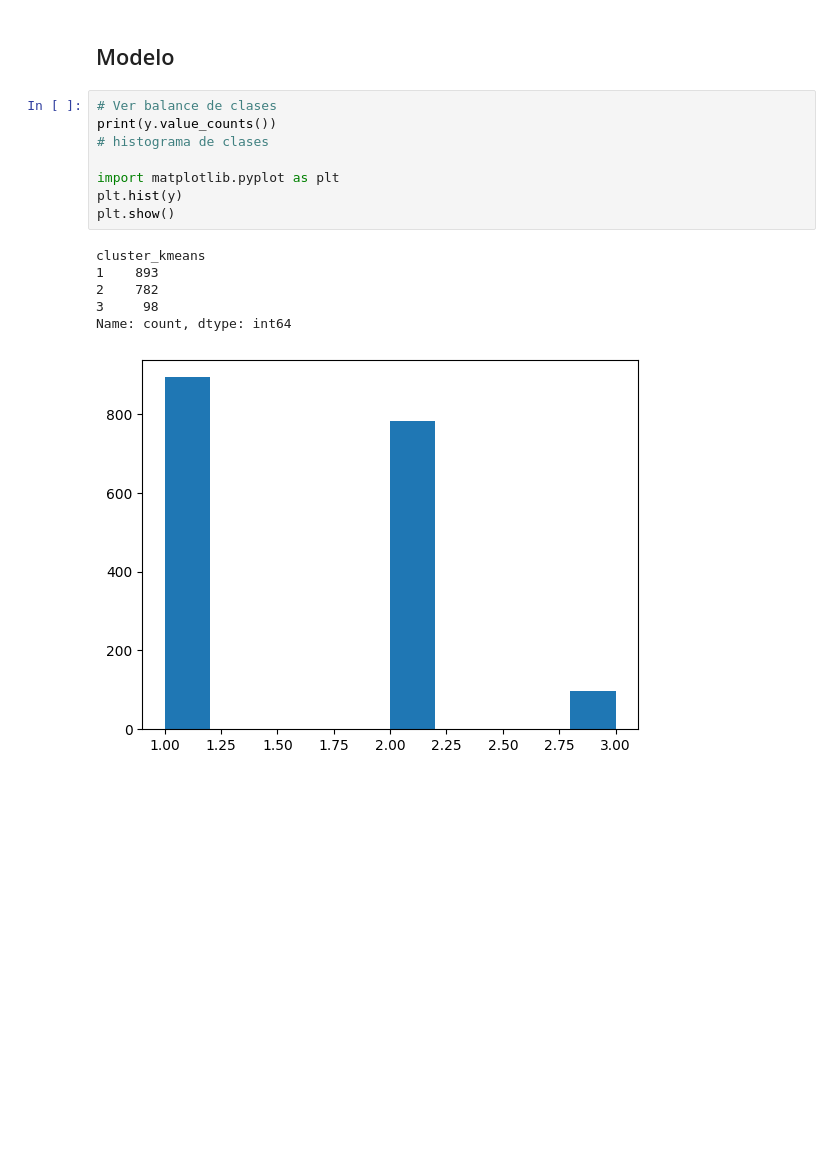
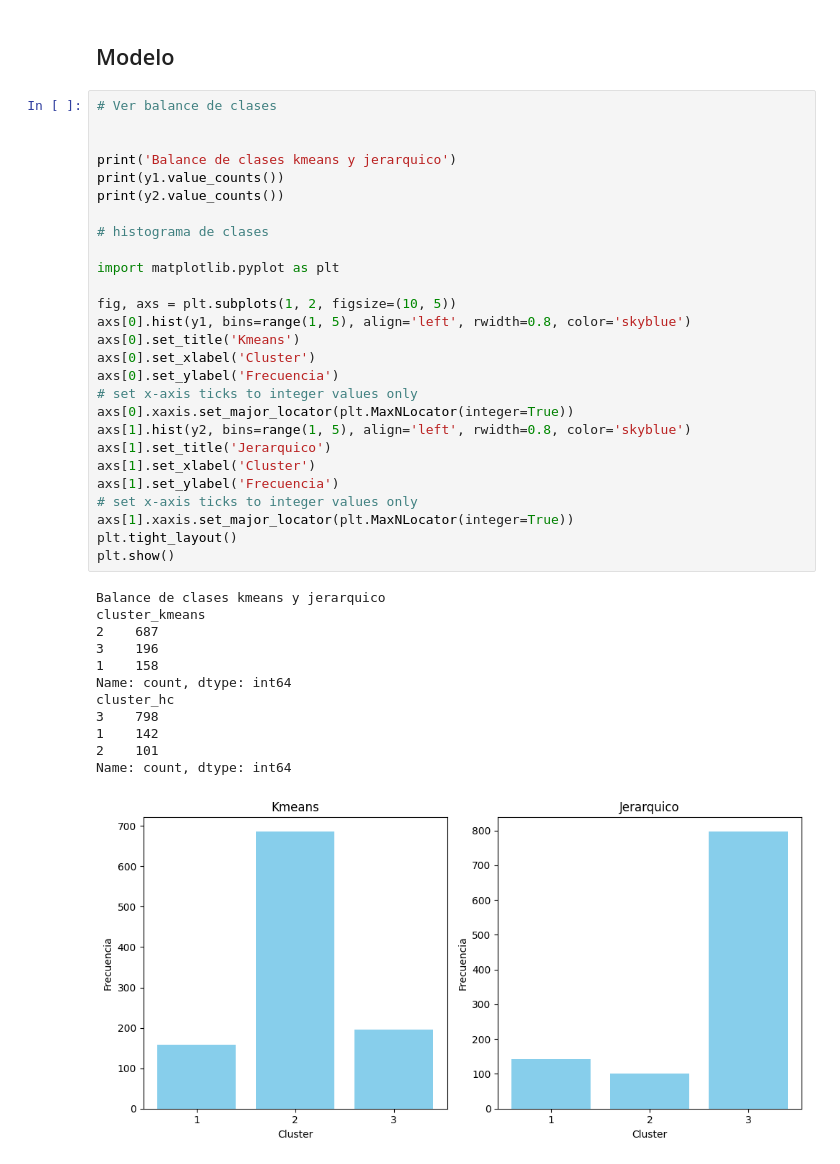
Before and after one commit to ArturoG1z/Proyecto-CyAD, a Jupyter notebook: Notebooks/04-Validacion-Classifier.ipynb, the cells around one changed output. Cells and saved outputs as stored; diff of their text form; blank space fills up the shorter version.

```diff
--- a/Notebooks/04-Validacion-Classifier.ipynb
+++ b/Notebooks/04-Validacion-Classifier.ipynb
@@ -83,20 +56,45 @@ Name: cluster_kmeans, dtype: int64
 # %% [markdown]
 ## Modelo
-# %%
-# Ver balance de clases
-print(y.value_counts())
-# histograma de clases
-
-import matplotlib.pyplot as plt
-plt.hist(y)
-plt.show()
-# %% [output]
-cluster_kmeans
-1    893
-2    782
-3     98
-Name: count, dtype: int64
-[figure, removed]
+# %%
+# Ver balance de clases
+
+
+print('Balance de clases kmeans y jerarquico')
+print(y1.value_counts())
+print(y2.value_counts())
+
+# histograma de clases
+
+import matplotlib.pyplot as plt
+
+fig, axs = plt.subplots(1, 2, figsize=(10, 5))
+axs[0].hist(y1, bins=range(1, 5), align='left', rwidth=0.8, color='skyblue')
+axs[0].set_title('Kmeans')
+axs[0].set_xlabel('Cluster')
+axs[0].set_ylabel('Frecuencia')
+# set x-axis ticks to integer values only
+axs[0].xaxis.set_major_locator(plt.MaxNLocator(integer=True))
+axs[1].hist(y2, bins=range(1, 5), align='left', rwidth=0.8, color='skyblue')
+axs[1].set_title('Jerarquico')
+axs[1].set_xlabel('Cluster')
+axs[1].set_ylabel('Frecuencia')
+# set x-axis ticks to integer values only
+axs[1].xaxis.set_major_locator(plt.MaxNLocator(integer=True))
+plt.tight_layout()
+plt.show()
+# %% [output]
+Balance de clases kmeans y jerarquico
+cluster_kmeans
+2    687
+3    196
+1    158
+Name: count, dtype: int64
+cluster_hc
+3    798
+1    142
+2    101
+Name: count, dtype: int64
+[figure, added]
 # %%
 from sklearn.model_selection import train_test_split
 
```
Also changed, not shown: parts of 4 cells of this notebook.
